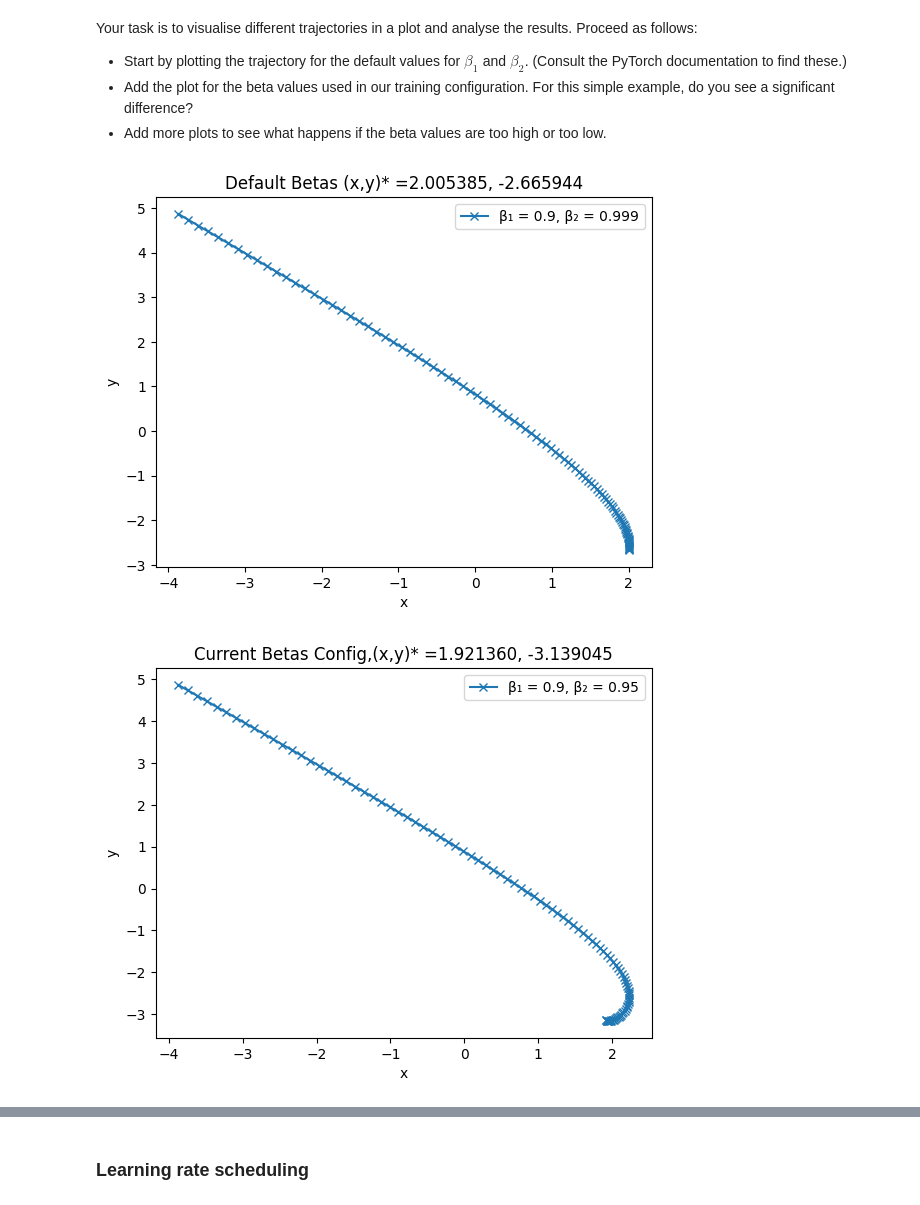
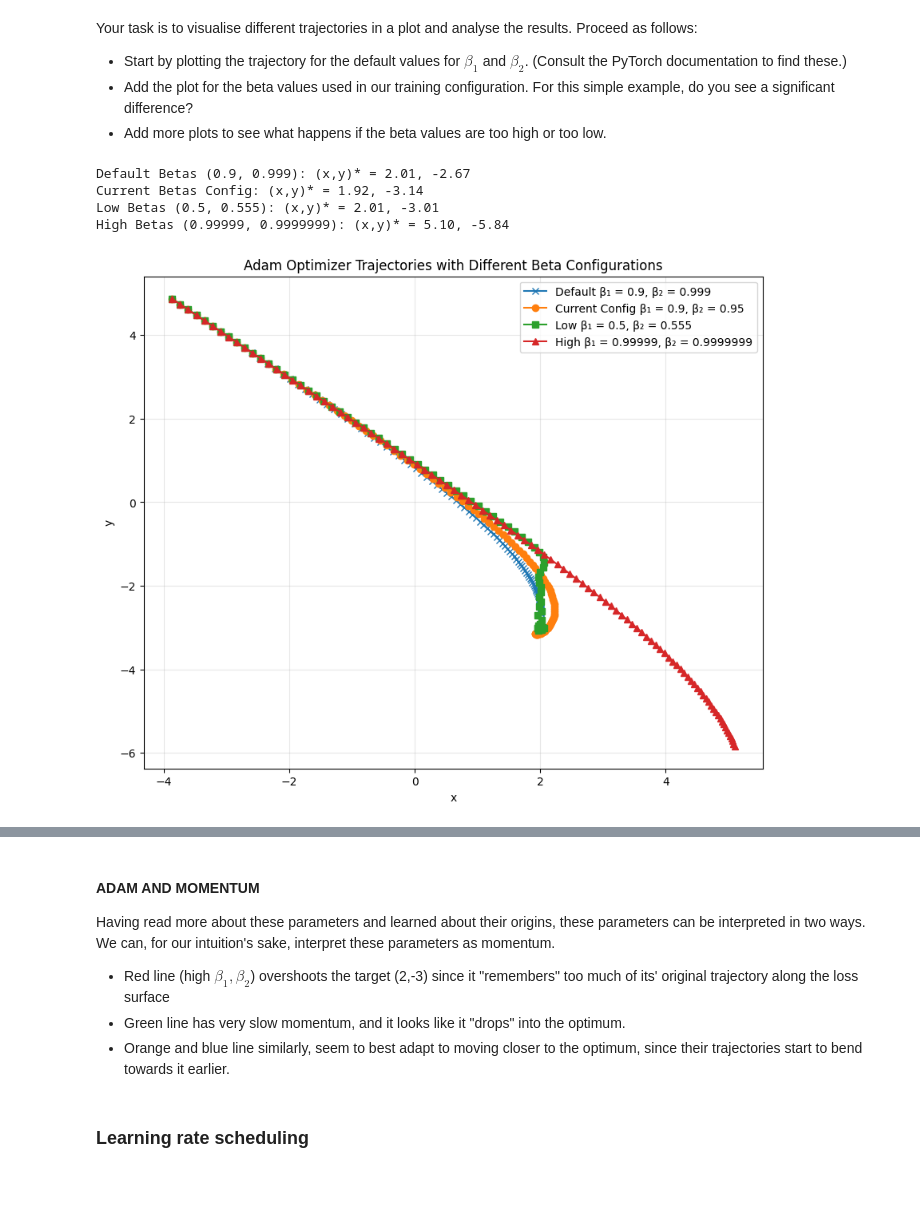
Before and after one commit to reinthal/ete387, a Jupyter notebook: labs/lab3/nlp-lab3.ipynb, the cells around one changed output, grey strips where cells are left out. Saved outputs shown, nothing was run; the diff lists cells and outputs as text; code cells hidden in the pictures.

```diff
--- a/labs/lab3/nlp-lab3.ipynb
+++ b/labs/lab3/nlp-lab3.ipynb
@@ -290,37 +297,42 @@ def adam_trajectories(betas):
 * Add the plot for the beta values used in our training configuration. For this simple example, do you see a significant difference?
 * Add more plots to see what happens if the beta values are too high or too low.
 # %%
-# default betas (0.9, 0.999)
+# Plot all trajectories in one plot
+plt.figure(figsize=(10, 8))
+
+# Default betas (0.9, 0.999)
 for trajectory, label in adam_trajectories([(0.9, 0.999)]):
-    plt.plot(*zip(*trajectory), label=label, marker="x")
+    plt.plot(*zip(*trajectory), label=f"Default {label}", marker="x")
+    x, y = trajectory[-1]
+    print(f"Default Betas (0.9, 0.999): (x,y)* = {x:.2f}, {y:.2f}")
+
+# Current Betas Config
+for trajectory, label in adam_trajectories([TrainingConfig().betas]):
+    plt.plot(*zip(*trajectory), label=f"Current Config {label}", marker="o")
+    x, y = trajectory[-1]
+    print(f"Current Betas Config: (x,y)* = {x:.2f}, {y:.2f}")
+
+# Low Betas
+for trajectory, label in adam_trajectories([(0.5, 0.555)]):
+    plt.plot(*zip(*trajectory), label=f"Low {label}", marker="s")
+    x, y = trajectory[-1]
+    print(f"Low Betas (0.5, 0.555): (x,y)* = {x:.2f}, {y:.2f}")
+
+# High Betas
+for trajectory, label in adam_trajectories([(0.99999, 0.9999999)]):
+    plt.plot(*zip(*trajectory), label=f"High {label}", marker="^")
+    x, y = trajectory[-1]
+    print(f"High Betas (0.99999, 0.9999999): (x,y)* = {x:.2f}, {y:.2f}")
+
 plt.xlabel("x")
 plt.ylabel("y")
 plt.legend()
-x,y = trajectory[-1]
-plt.title(f"Default Betas (x,y)* ={x:2f}, {y:2f}")
+plt.title("Adam Optimizer Trajectories with Different Beta Configurations")
+plt.grid(True, alpha=0.3)
 plt.show()
-for trajectory, label in adam_trajectories([TrainingConfig().betas]):
-    plt.plot(*zip(*trajectory), label=label, marker="x")
-plt.xlabel("x")
-plt.ylabel("y")
-plt.legend()
-x,y = trajectory[-1]
-plt.title(f"Current Betas Config,(x,y)* ={x:2f}, {y:2f}")
-plt.show()
-for trajectory, label in adam_trajectories([(0.5, 0.555)]):
-    plt.plot(*zip(*trajectory), label=label, marker="x")
-plt.xlabel("x")
-plt.ylabel("y")
-plt.legend()
-plt.title(f"Low Betas Config,(x,y)* ={x:2f}, {y:2f}")
-plt.show()
-for trajectory, label in adam_trajectories([(0.99999, 0.9999999)]):
-    plt.plot(*zip(*trajectory), label=label, marker="x")
-plt.xlabel("x")
-plt.ylabel("y")
-plt.legend()
-plt.title(f"High Betas Config,(x,y)* ={x:2f}, {y:2f}")
-plt.show()
 # %% [output]
+Default Betas (0.9, 0.999): (x,y)* = 2.01, -2.67
+Current Betas Config: (x,y)* = 1.92, -3.14
+Low Betas (0.5, 0.555): (x,y)* = 2.01, -3.01
+High Betas (0.99999, 0.9999999): (x,y)* = 5.10, -5.84
-[figure, old version]
+[figure, new version]
-[figure, removed]
@@ -329,3 +339,11 @@ plt.show()
+# %% [markdown]
+#### ADAM AND MOMENTUM
+
+Having read more about these parameters and learned about their origins, these parameters can be interpreted in two ways. We can, for our intuition's sake, interpret these parameters as momentum.
+
+- Red line (high $\beta_1,\beta_2$) overshoots the target (2,-3) since it "remembers" too much of its' original trajectory along the loss surface
+- Green line has very slow momentum, and it looks like it "drops" into the optimum.
+- Orange and blue line similarly, seem to best adapt to moving closer to the optimum, since their trajectories start to bend towards it earlier.
 # %% [markdown]
 ### Learning rate scheduling
 # %% [markdown]
```
Also changed, not shown: parts of 8 cells of this notebook.
